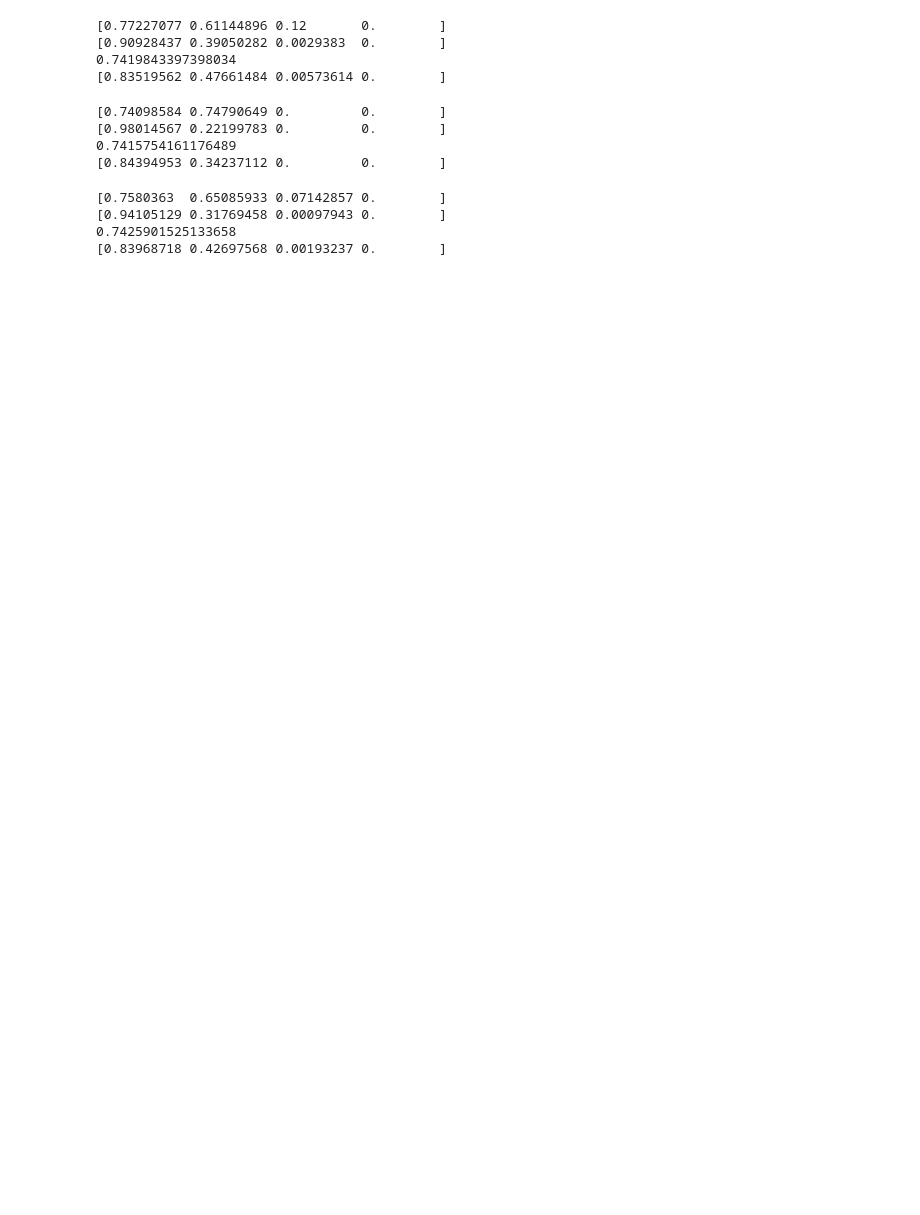
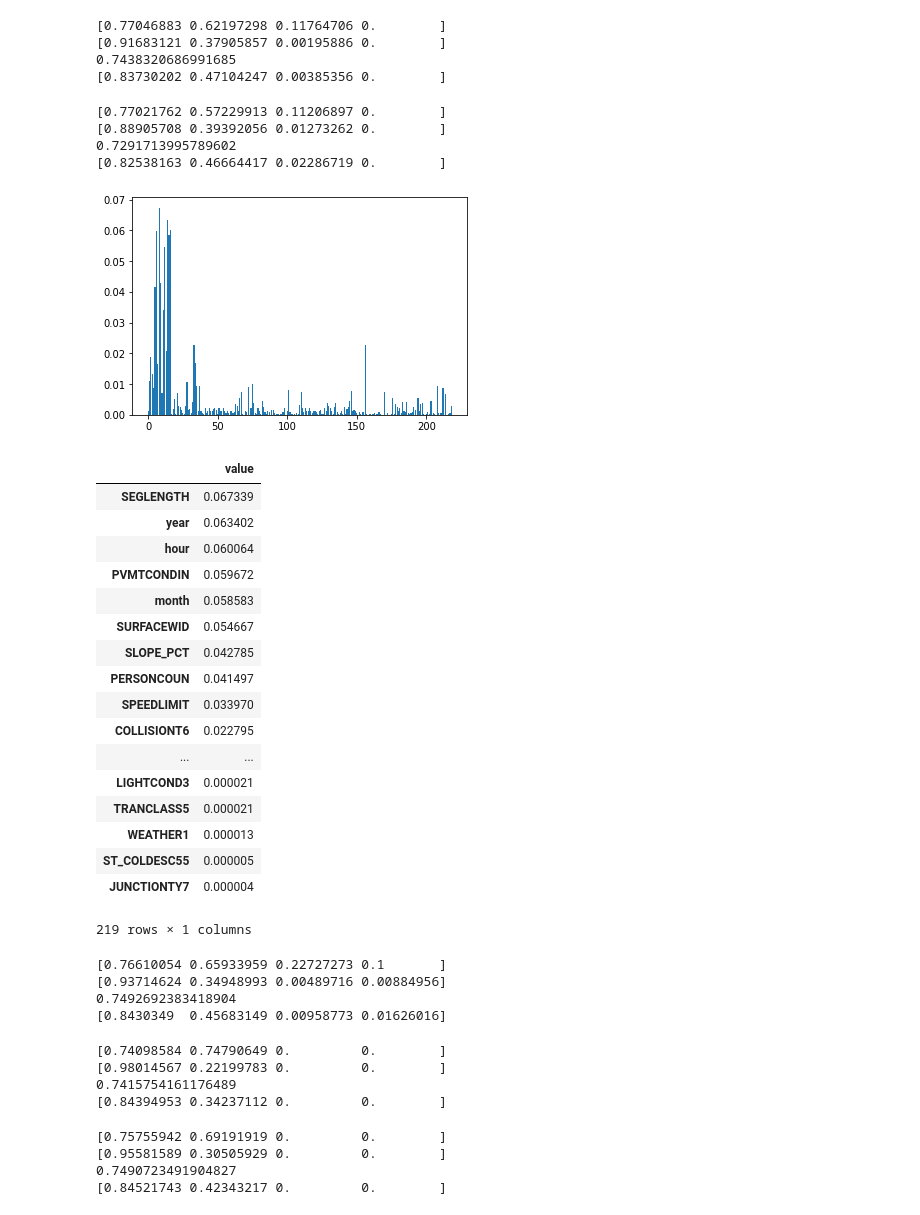
Before and after one commit to ouou318/collisions-classifier, a Jupyter notebook: Final Presentation .ipynb, the cells around one changed output. Drawn from its saved outputs; the diff is of its cells as text; code cells hidden in the pictures; blank space fills up the shorter version.

```diff
--- a/Final Presentation .ipynb
+++ b/Final Presentation .ipynb
@@ -216,7 +233,7 @@ features.sort_values(by="value", ascending=False)
 # %%
 # Random Forest
 forest_clf = RandomForestClassifier(
-    random_state=42, max_depth=None,
+    random_state=42, max_depth=40,
     min_samples_split=2,
     n_estimators=200, max_features="sqrt"
 )
@@ -227,7 +244,51 @@ print(recall_score(y_test, y_pred, average=None))
 print(accuracy_score(y_test, y_pred))
 print(f1_score(y_test, y_pred, average=None))
 # %% [output]
-[0.77227077 0.61144896 0.12       0.        ]
-[0.90928437 0.39050282 0.0029383  0.        ]
-0.7419843397398034
-[0.83519562 0.47661484 0.00573614 0.        ]
+[0.77046883 0.62197298 0.11764706 0.        ]
+[0.91683121 0.37905857 0.00195886 0.        ]
+0.7438320686991685
+[0.83730202 0.47104247 0.00385356 0.        ]
+# %%
+# ExtraTree
+from sklearn.ensemble import ExtraTreesClassifier
+extree_clf = ExtraTreesClassifier(n_estimators=100, random_state=0)
+extree_clf.fit(X_train, y_train.values.ravel())
+extree_y_pred = extree_clf.predict(X_test)
+print(precision_score(y_test, extree_y_pred, average=None))
+print(recall_score(y_test, extree_y_pred, average=None))
+print(accuracy_score(y_test, extree_y_pred))
+print(f1_score(y_test, extree_y_pred, average=None))
+# %% [output]
+[0.77021762 0.57229913 0.11206897 0.        ]
+[0.88905708 0.39392056 0.01273262 0.        ]
+0.7291713995789602
+[0.82538163 0.46664417 0.02286719 0.        ]
+# %%
+# Look at important features
+importance_forest = forest_clf.feature_importances_
+pyplot.bar([x for x in range(len(importance_forest))], importance_forest)
+pyplot.show()
+
+features = pd.DataFrame(importance_forest, index=X_train.columns)
+features.columns = ['value']
+features.sort_values(by="value", ascending=False)
+# %% [output]
+[figure, added]
+|  | value |
+| SEGLENGTH | 0.067339 |
+| year | 0.063402 |
+| hour | 0.060064 |
+| PVMTCONDIN | 0.059672 |
+| month | 0.058583 |
+| SURFACEWID | 0.054667 |
+| SLOPE_PCT | 0.042785 |
+| PERSONCOUN | 0.041497 |
+| SPEEDLIMIT | 0.033970 |
+| COLLISIONT6 | 0.022795 |
+| ... | ... |
+| LIGHTCOND3 | 0.000021 |
+| TRANCLASS5 | 0.000021 |
+| WEATHER1 | 0.000013 |
+| ST_COLDESC55 | 0.000005 |
+| JUNCTIONTY7 | 0.000004 |
+219 rows × 1 columns
@@ -234,3 +300,18 @@ print(f1_score(y_test, y_pred, average=None))
+# %%
+# Gradient Boosting classifier
+from sklearn.ensemble import GradientBoostingClassifier
+gb_clf = GradientBoostingClassifier(random_state=42)
+gb_clf.fit(X_train, y_train)
+y_pred = gb_clf.predict(X_test)
+print(precision_score(y_test, y_pred, average=None))
+print(recall_score(y_test, y_pred, average=None))
+print(accuracy_score(y_test, y_pred))
+print(f1_score(y_test, y_pred, average=None))
+# %% [output]
+[0.76610054 0.65933959 0.22727273 0.1       ]
+[0.93714624 0.34948993 0.00489716 0.00884956]
+0.7492692383418904
+[0.8430349  0.45683149 0.00958773 0.01626016]
 # %%
 # Stochastic Gradient Descent (SGD) classifier
 from sklearn.linear_model import SGDClassifier
@@ -252,7 +333,7 @@ print(f1_score(y_test, y_pred, average=None))
 # %%
 from sklearn.ensemble import VotingClassifier
 voting_clf = VotingClassifier(
-    estimators=[('forest', forest_clf), ('tree', tree_clf), ('sdg', sgd_clf)],
+    estimators=[('forest', forest_clf), ('gb', gb_clf), ('sdg', sgd_clf)],
     voting='hard'
 )
 voting_clf.fit(X_train, y_train.values.ravel())
@@ -262,7 +343,7 @@ print(recall_score(y_test, y_pred, average=None))
 print(accuracy_score(y_test, y_pred))
 print(f1_score(y_test, y_pred, average=None))
 # %% [output]
-[0.7580363  0.65085933 0.07142857 0.        ]
-[0.94105129 0.31769458 0.00097943 0.        ]
-0.7425901525133658
-[0.83968718 0.42697568 0.00193237 0.        ]
+[0.75755942 0.69191919 0.         0.        ]
+[0.95581589 0.30505929 0.         0.        ]
+0.7490723491904827
+[0.84521743 0.42343217 0.         0.        ]
```
Also changed, not shown: parts of 6 cells of this notebook.
